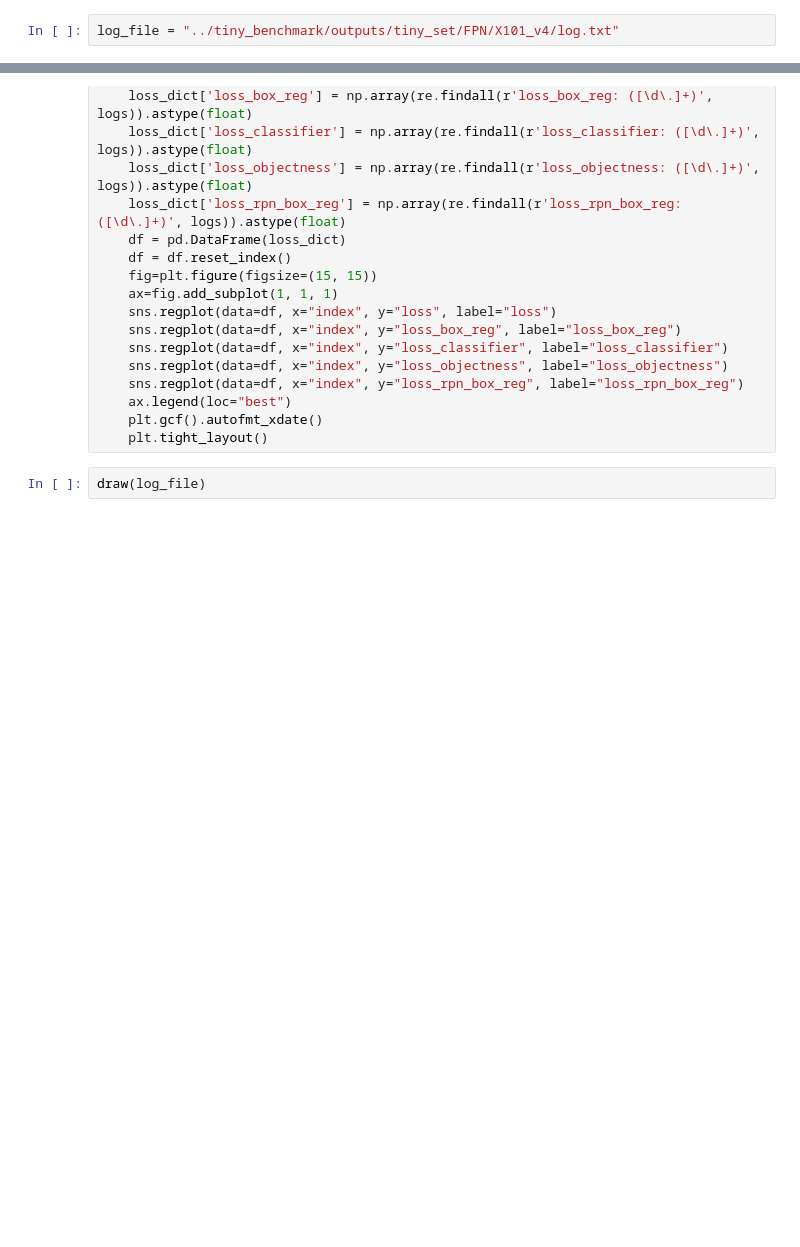
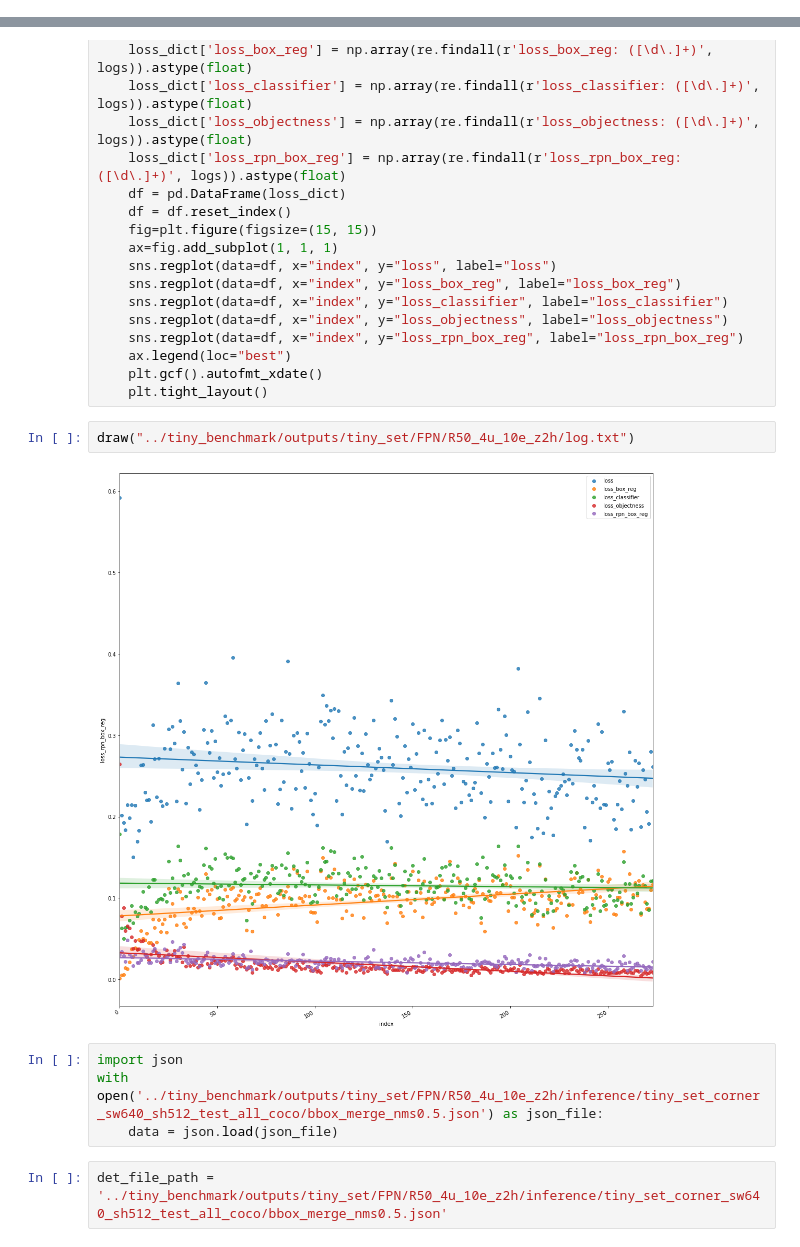
Before and after one commit to AlexTo/TINY, a Jupyter notebook: notebooks/log_analyzer.ipynb, the cells around one changed output, grey strips where cells are left out. Saved outputs shown, nothing was run; the diff lists cells and outputs as text; blank space fills up the shorter version.

```diff
--- a/notebooks/log_analyzer.ipynb
+++ b/notebooks/log_analyzer.ipynb
@@ -5,8 +5,6 @@ import seaborn as sns
 import re
 import numpy as np
 %matplotlib inline
-# %%
-log_file = "../tiny_benchmark/outputs/tiny_set/FPN/X101_v4/log.txt"
 # %%
 def draw(log_file):
     with open(log_file, "r") as f:
@@ -29,5 +27,13 @@ def draw(log_file):
     ax.legend(loc="best")
     plt.gcf().autofmt_xdate()
     plt.tight_layout()
-# %%
-draw(log_file)
+# %%
+draw("../tiny_benchmark/outputs/tiny_set/FPN/R50_4u_10e_z2h/log.txt")
+# %% [output]
+[figure, added]
+# %%
+import json
+with open('../tiny_benchmark/outputs/tiny_set/FPN/R50_4u_10e_z2h/inference/tiny_set_corner_sw640_sh512_test_all_coco/bbox_merge_nms0.5.json') as json_file:
+    data = json.load(json_file)
+# %%
+det_file_path = '../tiny_benchmark/outputs/tiny_set/FPN/R50_4u_10e_z2h/inference/tiny_set_corner_sw640_sh512_test_all_coco/bbox_merge_nms0.5.json'
```
Also changed, not shown: parts of 1 cell of this notebook, 19 other files.
